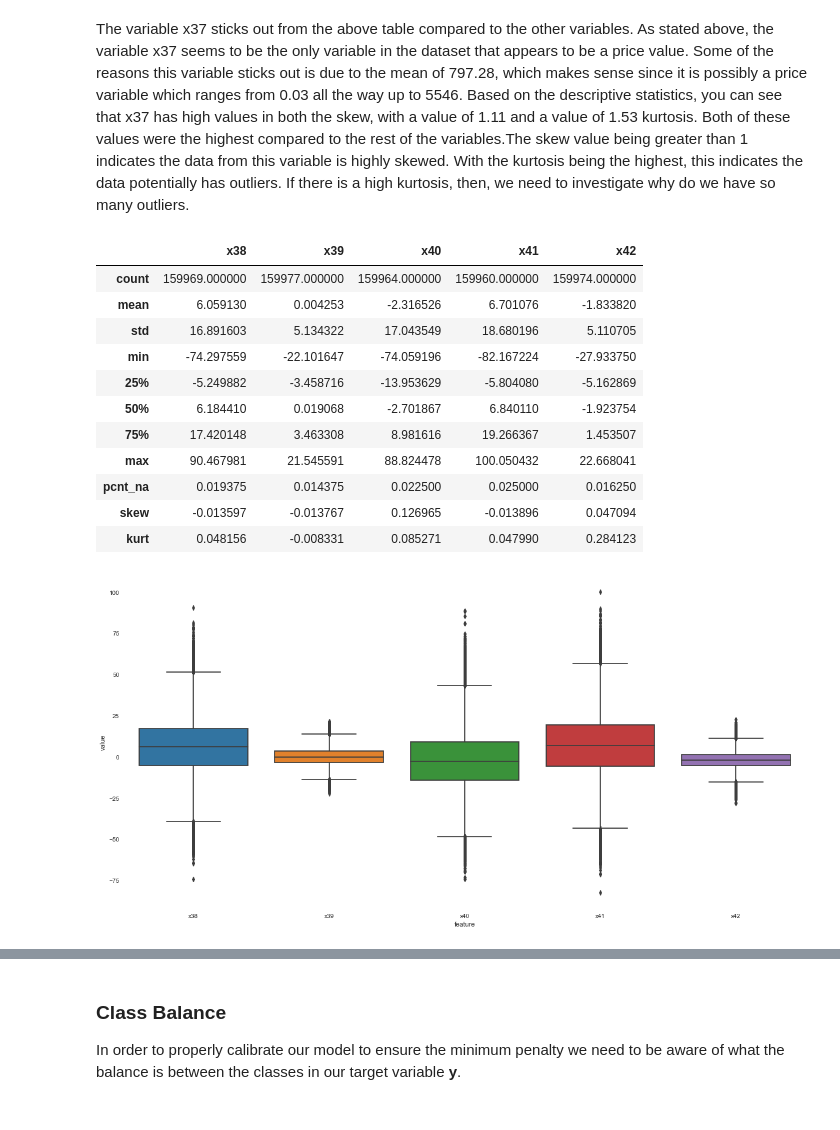
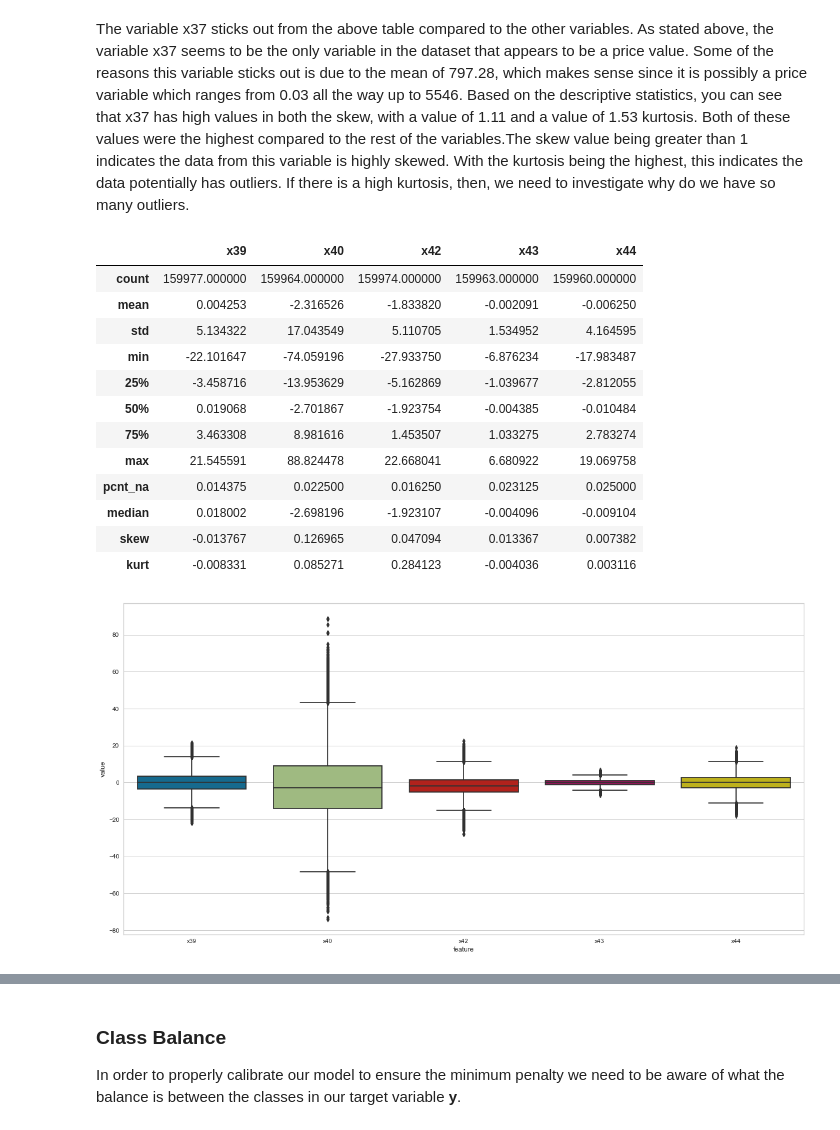
Before and after one commit to sterlingbeason/MSDS-7333-QTW, a Jupyter notebook: Final/QTW-Final_SK_ER_v2.ipynb, the cells around one changed output, grey strips where cells are left out. Cells and saved outputs as stored; diff of their text form; code cells hidden in the pictures.

```diff
--- a/Final/QTW-Final_SK_ER_v2.ipynb
+++ b/Final/QTW-Final_SK_ER_v2.ipynb
@@ -575 +624,4 @@ nan
+# %%
+final_data.drop(columns=['x2', 'x41'], inplace=True)
+floats = [x for x in final_data.columns[final_data.dtypes == 'float64']]
 # %% [markdown]
@@ -777,31 +843,33 @@ The variable x37 sticks out from the above table compared to the other variables
 # %%
 by_value = pd.DataFrame(
     final_data[floats[35:40]].unstack()).reset_index().rename(columns={
         0: 'value',
         'level_0': 'feature'
     })
 plt.figure(figsize=(20,10))
 sns.boxplot(x=by_value['feature'],
                y=by_value['value'])
 summary = final_data[floats[35:40]].describe()
 summary.loc['pcnt_na'] = [(sum(final_data[x].isna())/final_data.shape[0])*100 for x in floats[35:40]]
+summary.loc['median'] = [np.median(final_data[x].fillna(0)) for x in floats[35:40]]
 summary.loc['skew'] = [stats.skew(final_data[x].fillna(0)) for x in floats[35:40]]
 summary.loc['kurt'] = [stats.kurtosis(final_data[x].fillna(0)) for x in floats[35:40]]
 summary
 # %% [output]
-|  | x38 | x39 | x40 | x41 | x42 |
-| count | 159969.000000 | 159977.000000 | 159964.000000 | 159960.000000 | 159974.000000 |
-| mean | 6.059130 | 0.004253 | -2.316526 | 6.701076 | -1.833820 |
-| std | 16.891603 | 5.134322 | 17.043549 | 18.680196 | 5.110705 |
-| min | -74.297559 | -22.101647 | -74.059196 | -82.167224 | -27.933750 |
-| 25% | -5.249882 | -3.458716 | -13.953629 | -5.804080 | -5.162869 |
-| 50% | 6.184410 | 0.019068 | -2.701867 | 6.840110 | -1.923754 |
-| 75% | 17.420148 | 3.463308 | 8.981616 | 19.266367 | 1.453507 |
-| max | 90.467981 | 21.545591 | 88.824478 | 100.050432 | 22.668041 |
-| pcnt_na | 0.019375 | 0.014375 | 0.022500 | 0.025000 | 0.016250 |
-| skew | -0.013597 | -0.013767 | 0.126965 | -0.013896 | 0.047094 |
-| kurt | 0.048156 | -0.008331 | 0.085271 | 0.047990 | 0.284123 |
+|  | x39 | x40 | x42 | x43 | x44 |
+| count | 159977.000000 | 159964.000000 | 159974.000000 | 159963.000000 | 159960.000000 |
+| mean | 0.004253 | -2.316526 | -1.833820 | -0.002091 | -0.006250 |
+| std | 5.134322 | 17.043549 | 5.110705 | 1.534952 | 4.164595 |
+| min | -22.101647 | -74.059196 | -27.933750 | -6.876234 | -17.983487 |
+| 25% | -3.458716 | -13.953629 | -5.162869 | -1.039677 | -2.812055 |
+| 50% | 0.019068 | -2.701867 | -1.923754 | -0.004385 | -0.010484 |
+| 75% | 3.463308 | 8.981616 | 1.453507 | 1.033275 | 2.783274 |
+| max | 21.545591 | 88.824478 | 22.668041 | 6.680922 | 19.069758 |
+| pcnt_na | 0.014375 | 0.022500 | 0.016250 | 0.023125 | 0.025000 |
+| median | 0.018002 | -2.698196 | -1.923107 | -0.004096 | -0.009104 |
+| skew | -0.013767 | 0.126965 | 0.047094 | 0.013367 | 0.007382 |
+| kurt | -0.008331 | 0.085271 | 0.284123 | -0.004036 | 0.003116 |
-[figure, old version]
+[figure, new version]
 # %%
 by_value = pd.DataFrame(
     final_data[floats[40:]].unstack()).reset_index().rename(columns={
```
Also changed, not shown: parts of 48 cells of this notebook.
